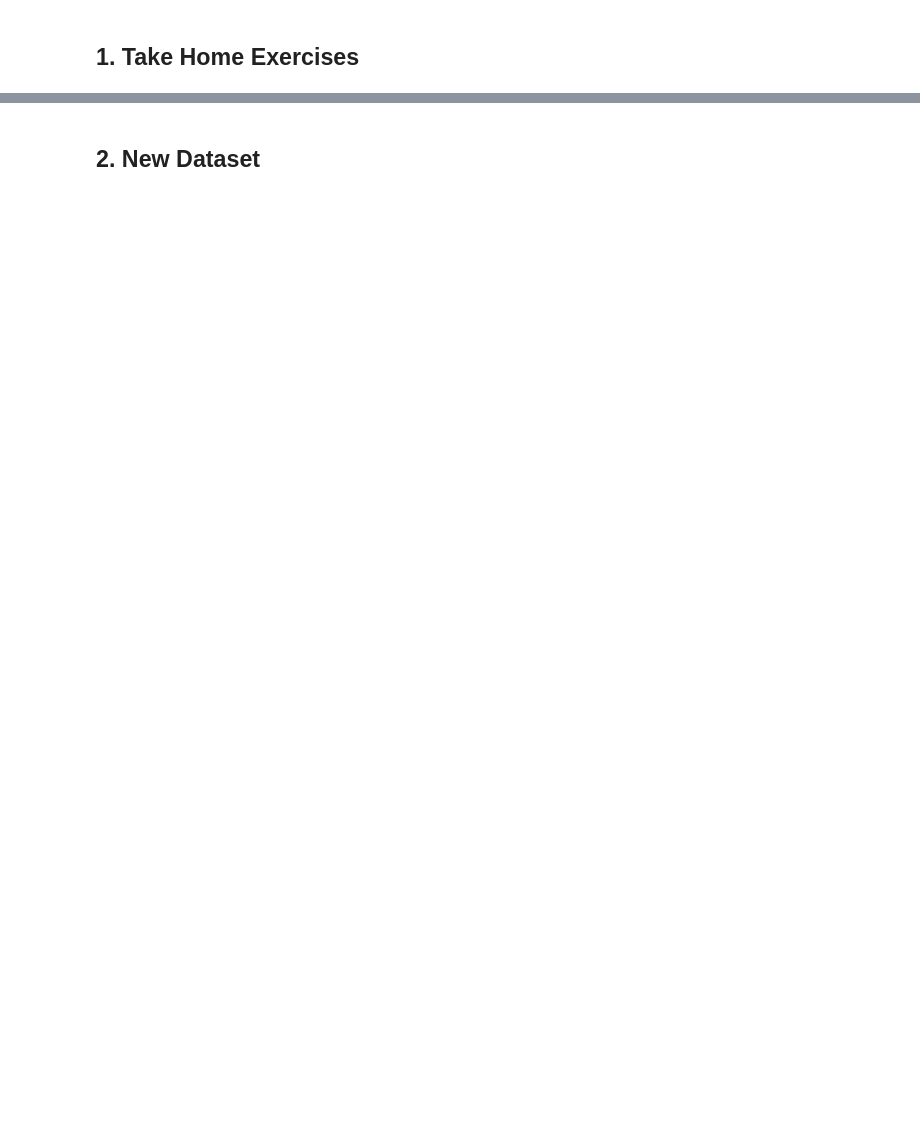
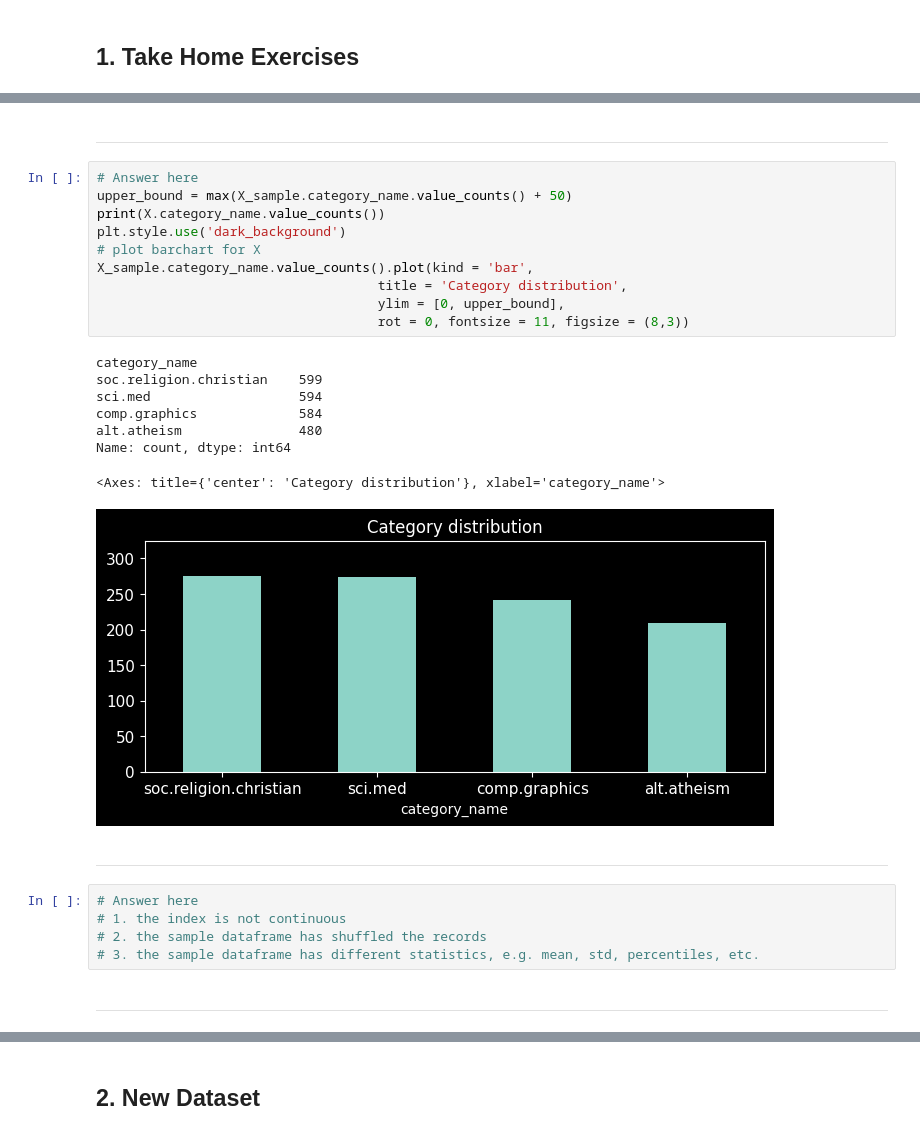
Before and after one commit to pigerface/DM2024-Lab1-Homework, a Jupyter notebook: DM2024-Lab1-Homework.ipynb, the cells around one changed output, grey strips where cells are left out. Cells and saved outputs as stored; diff of their text form; blank space fills up the shorter version.

```diff
--- a/DM2024-Lab1-Homework.ipynb
+++ b/DM2024-Lab1-Homework.ipynb
@@ -37,0 +101,30 @@ You can submit your homework following these guidelines: [Git Intro & How to han
+# %% [markdown]
+---
+# %%
+# Answer here
+upper_bound = max(X_sample.category_name.value_counts() + 50)
+print(X.category_name.value_counts())
+plt.style.use('dark_background')
+# plot barchart for X
+X_sample.category_name.value_counts().plot(kind = 'bar',
+                                    title = 'Category distribution',
+                                    ylim = [0, upper_bound],
+                                    rot = 0, fontsize = 11, figsize = (8,3))
+# %% [output]
+category_name
+soc.religion.christian    599
+sci.med                   594
+comp.graphics             584
+alt.atheism               480
+Name: count, dtype: int64
+<Axes: title={'center': 'Category distribution'}, xlabel='category_name'>
+[figure, added]
+# %% [markdown]
+---
+# %%
+# Answer here
+# 1. the index is not continuous
+# 2. the sample dataframe has shuffled the records
+# 3. the sample dataframe has different statistics, e.g. mean, std, percentiles, etc.
+# %% [markdown]
+---
```
Also changed, not shown: parts of 65 cells of this notebook, 7 other files.
